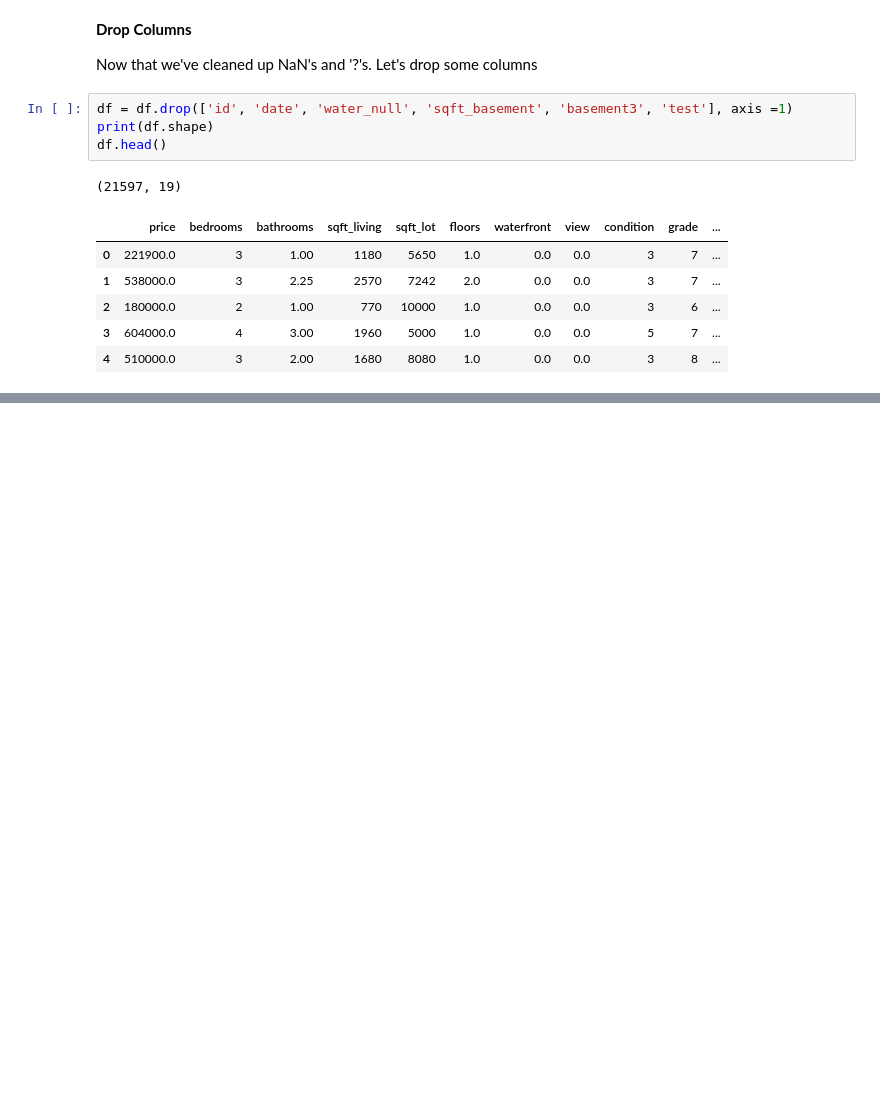
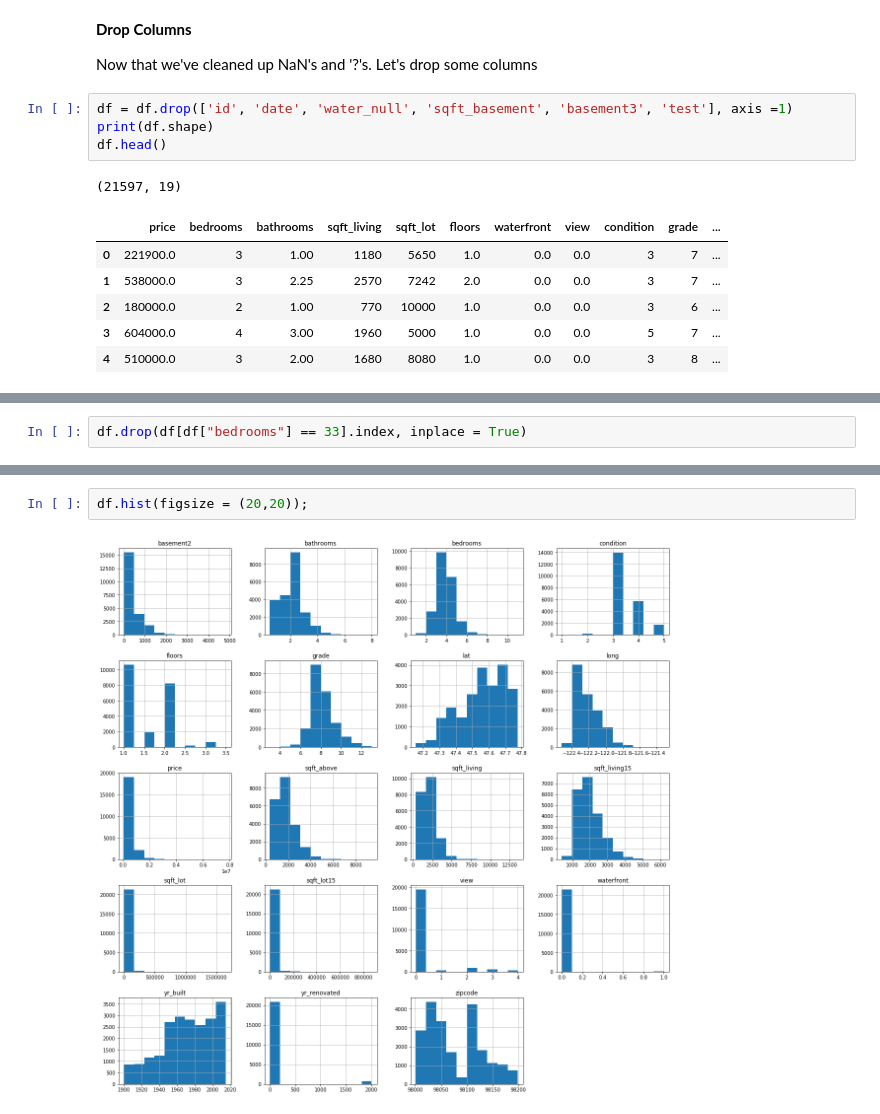
Before and after one commit to AndrewJ1/FI_Module_1, a Jupyter notebook: FinalProject/dsc-1-final-project-online-ds-pt-041519/Working.ipynb, the cells around one changed output, grey strips where cells are left out. Cells and saved outputs as stored; diff of their text form; blank space fills up the shorter version.

```diff
--- a/FinalProject/dsc-1-final-project-online-ds-pt-041519/Working.ipynb
+++ b/FinalProject/dsc-1-final-project-online-ds-pt-041519/Working.ipynb
@@ -465,0 +473,2 @@ df.head()
+# %%
+df.drop(df[df["bedrooms"] == 33].index, inplace = True)
@@ -465,0 +501,4 @@ df.head()
+# %%
+df.hist(figsize = (20,20));
+# %% [output]
+[figure, added]
```
Also changed, not shown: parts of 15 cells of this notebook.
